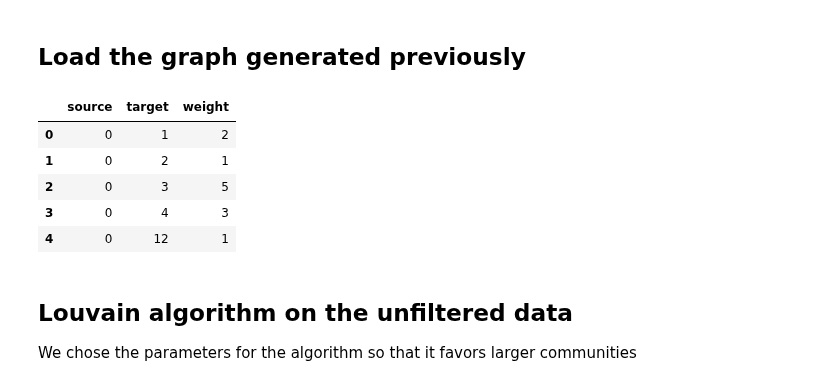
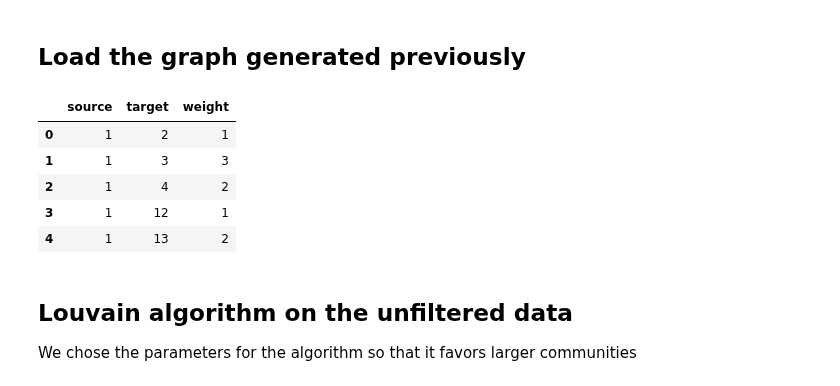
Before and after one commit to epfl-ada/ada-2022-project-adamantiumforgers, a Jupyter notebook: clustering.ipynb, the cells around one changed output. Saved outputs shown, nothing was run; the diff lists cells and outputs as text; code cells hidden in the pictures.

```diff
--- a/clustering.ipynb
+++ b/clustering.ipynb
@@ -13,15 +13,15 @@ import pandas as pd
 # %% [markdown]
 ## Load the graph generated previously
 # %%
-df_edges = pd.read_csv("data/graph.csv", sep=';')
+df_edges = pd.read_csv("csv_outputs/graph_channels.csv", sep=';')
 display(df_edges.head())
 # %% [output]
 |  | source | target | weight |
-| 0 | 0 | 1 | 2 |
-| 1 | 0 | 2 | 1 |
-| 2 | 0 | 3 | 5 |
-| 3 | 0 | 4 | 3 |
-| 4 | 0 | 12 | 1 |
+| 0 | 1 | 2 | 1 |
+| 1 | 1 | 3 | 3 |
+| 2 | 1 | 4 | 2 |
+| 3 | 1 | 12 | 1 |
+| 4 | 1 | 13 | 2 |
 # %%
 # convert to networkx graph
 G = nx.from_pandas_edgelist(df_edges, edge_attr=True)
```
Also changed, not shown: parts of 20 cells of this notebook, 5 other files.
